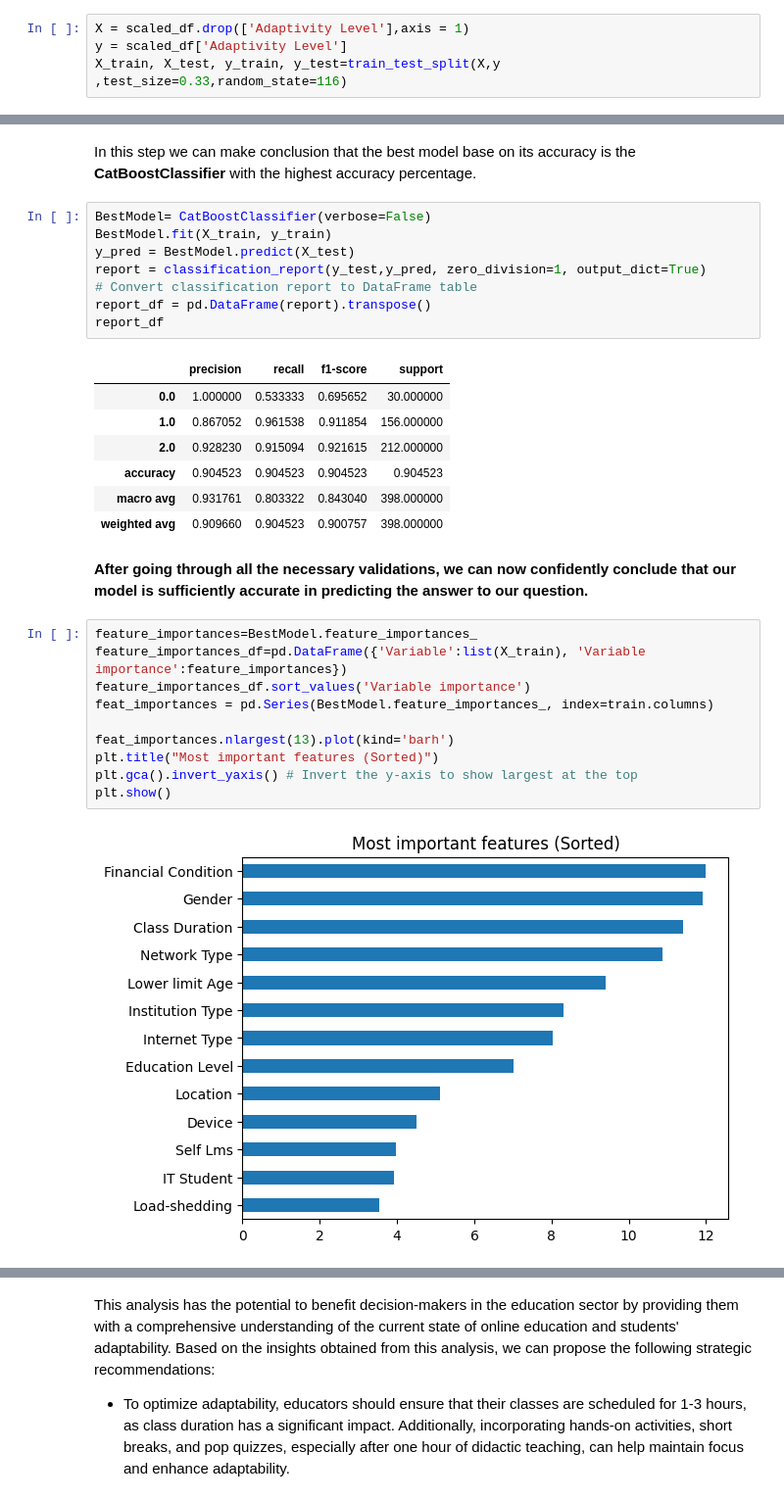
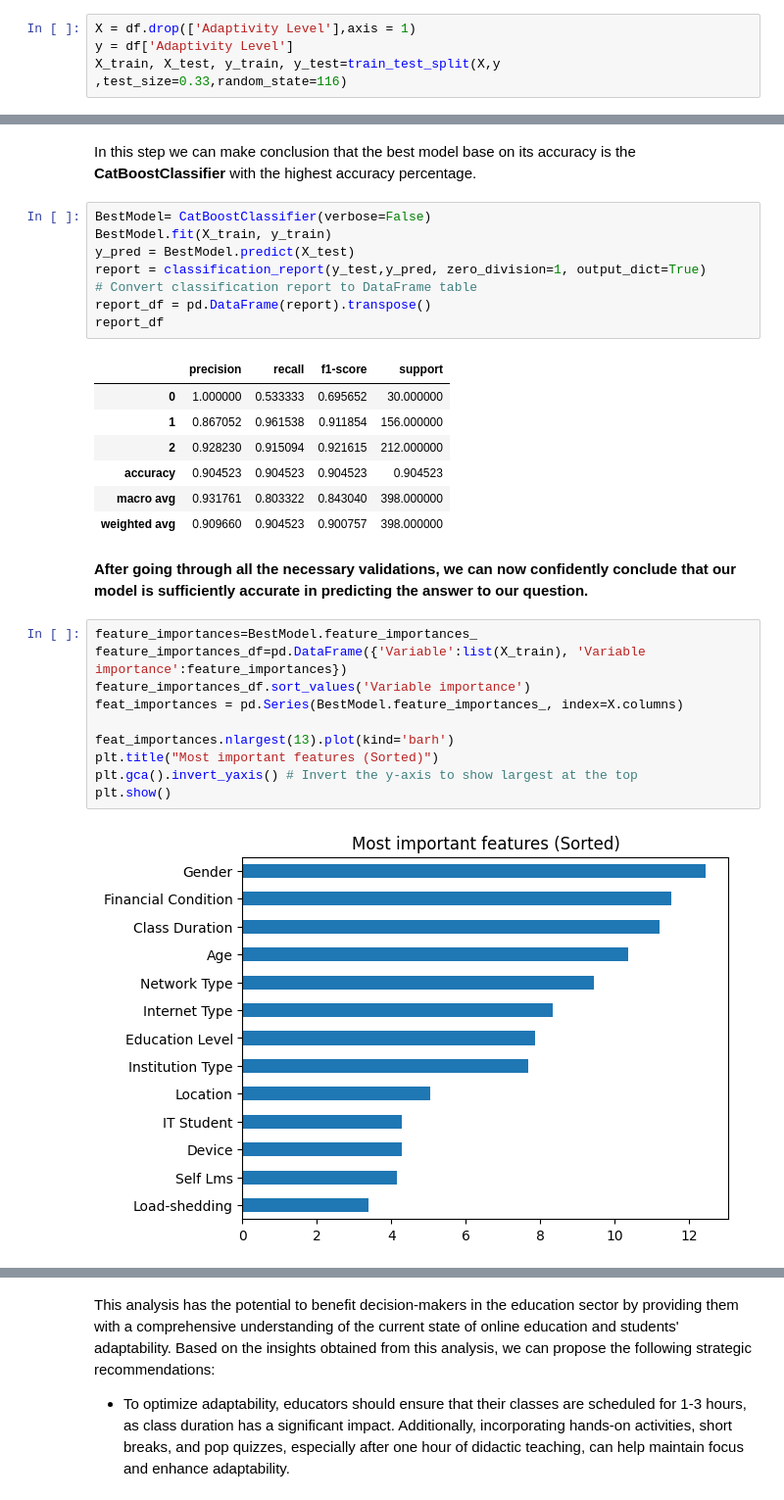
Before and after one commit to omidiyanto/student-adaptability-prediction, a Jupyter notebook: Exploratory Data Analysis/notebooks.ipynb, the cells around one changed output, grey strips where cells are left out. Shown at 98% size. Saved outputs shown, nothing was run; the diff lists cells and outputs as text.

```diff
--- a/Exploratory Data Analysis/notebooks.ipynb
+++ b/Exploratory Data Analysis/notebooks.ipynb
@@ -206,8 +206,8 @@ df.head()
 | 3 | 1 | 1 | 1 | 1 | 0 | 1 | 1 | ... |
 | 4 | 1 | 2 | 1 | 1 | 0 | 1 | 1 | ... |
 # %%
-X = scaled_df.drop(['Adaptivity Level'],axis = 1)
-y = scaled_df['Adaptivity Level']
+X = df.drop(['Adaptivity Level'],axis = 1)
+y = df['Adaptivity Level']
 X_train, X_test, y_train, y_test=train_test_split(X,y ,test_size=0.33,random_state=116)
 # %%
 models = [RandomForestClassifier(), KNeighborsClassifier(), SVC(), LogisticRegression(), XGBClassifier(), CatBoostClassifier(verbose=False)]
@@ -247,9 +247,9 @@ report_df = pd.DataFrame(report).transpose()
 report_df
 # %% [output]
 |  | precision | recall | f1-score | support |
-| 0.0 | 1.000000 | 0.533333 | 0.695652 | 30.000000 |
-| 1.0 | 0.867052 | 0.961538 | 0.911854 | 156.000000 |
-| 2.0 | 0.928230 | 0.915094 | 0.921615 | 212.000000 |
+| 0 | 1.000000 | 0.533333 | 0.695652 | 30.000000 |
+| 1 | 0.867052 | 0.961538 | 0.911854 | 156.000000 |
+| 2 | 0.928230 | 0.915094 | 0.921615 | 212.000000 |
 | accuracy | 0.904523 | 0.904523 | 0.904523 | 0.904523 |
 | macro avg | 0.931761 | 0.803322 | 0.843040 | 398.000000 |
 | weighted avg | 0.909660 | 0.904523 | 0.900757 | 398.000000 |
@@ -258,14 +258,14 @@ report_df
 # %%
 feature_importances=BestModel.feature_importances_
 feature_importances_df=pd.DataFrame({'Variable':list(X_train), 'Variable importance':feature_importances})
 feature_importances_df.sort_values('Variable importance')
-feat_importances = pd.Series(BestModel.feature_importances_, index=train.columns)
+feat_importances = pd.Series(BestModel.feature_importances_, index=X.columns)
 
 feat_importances.nlargest(13).plot(kind='barh')
 plt.title("Most important features (Sorted)")
 plt.gca().invert_yaxis() # Invert the y-axis to show largest at the top
 plt.show()
 # %% [output]
-[figure, old version]
+[figure, new version]
 # %% [markdown]
 In conclusion, we can see that the top 5 features that important for this model on predicting the student adaptability in online education are:
```
Also changed, not shown: parts of 2 cells of this notebook, 4 other files.
